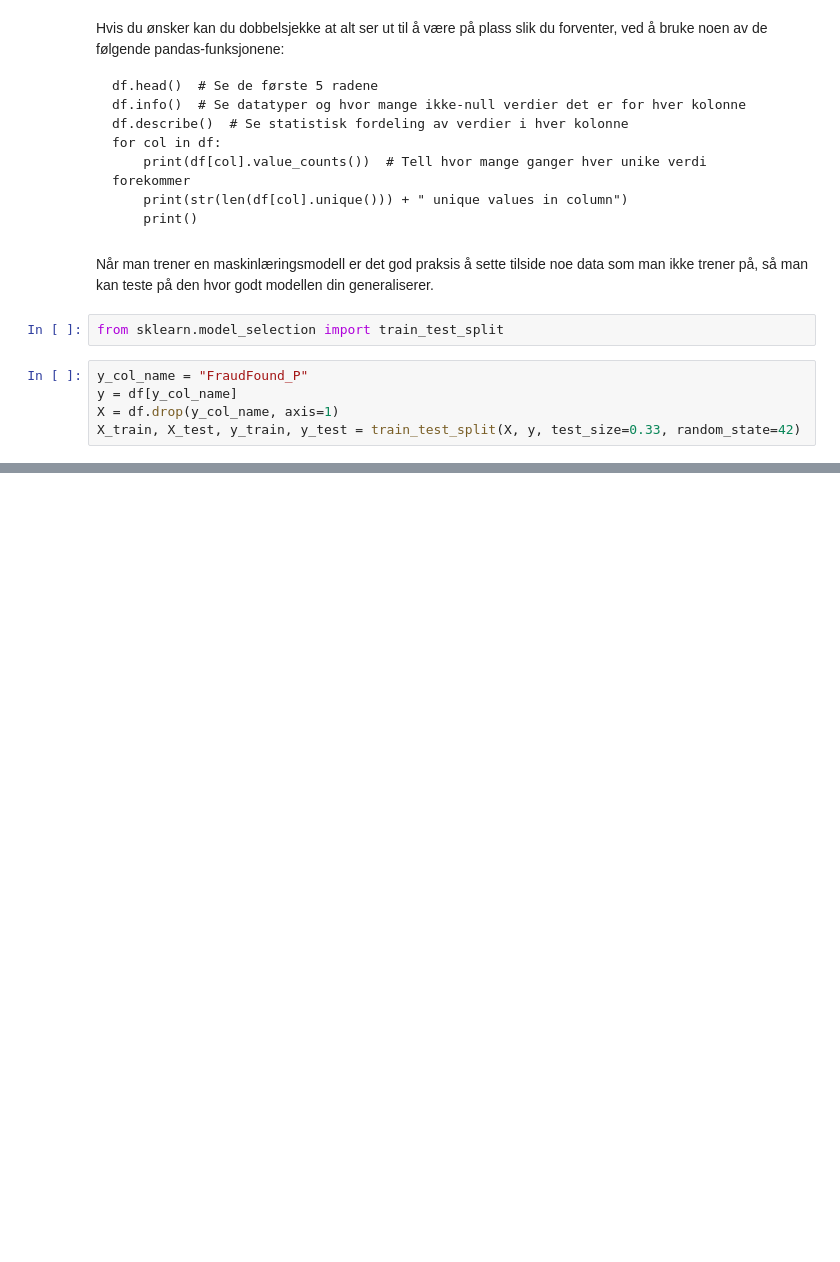
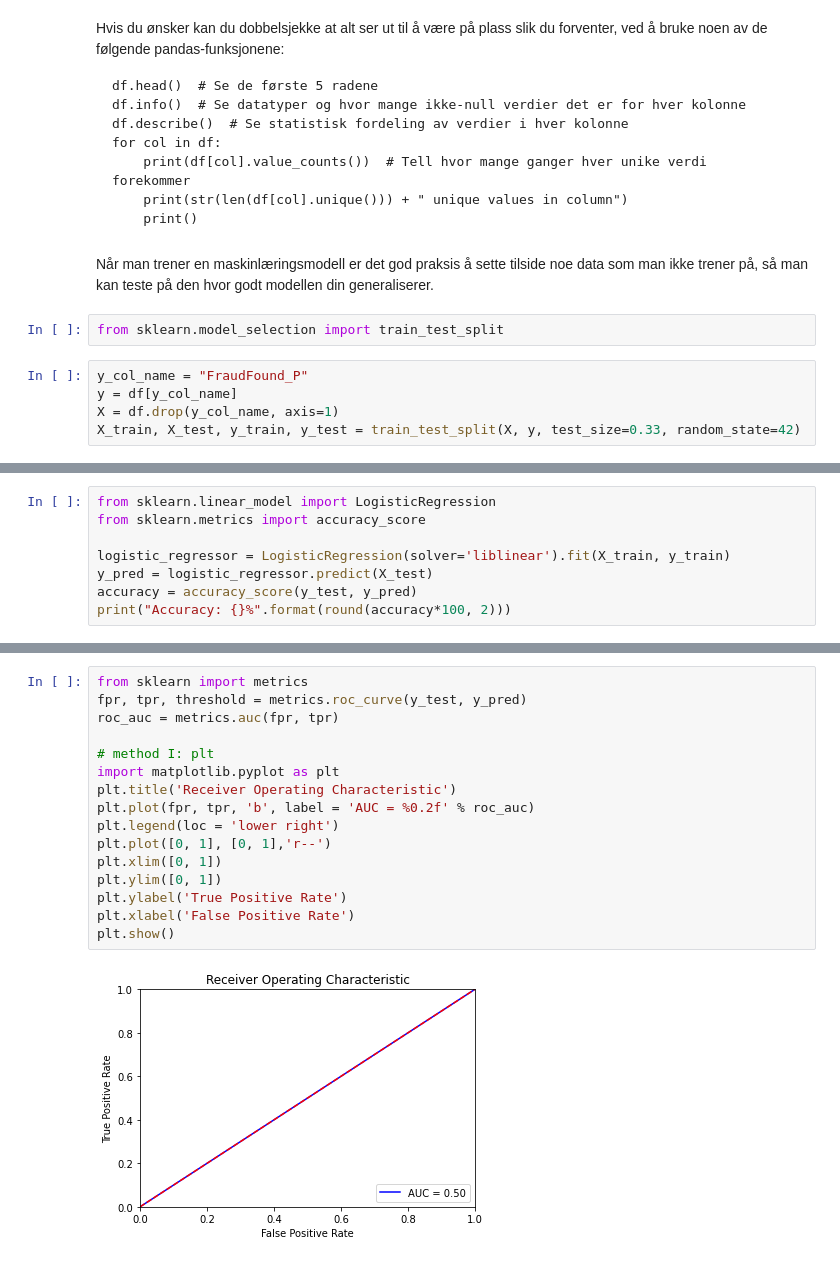
Before and after one commit to odaon/muffins-ai-motor, a Jupyter notebook: maskinlæring.ipynb, the cells around one changed output, grey strips where cells are left out. Cells and saved outputs as stored; diff of their text form; blank space fills up the shorter version.

```diff
--- a/maskinlæring.ipynb
+++ b/maskinlæring.ipynb
@@ -63,0 +42,8 @@ En metode for dette kalles K-fold cross-validation. Navnet lyder slik fordi man
+# %%
+from sklearn.linear_model import LogisticRegression
+from sklearn.metrics import accuracy_score
+
+logistic_regressor = LogisticRegression(solver='liblinear').fit(X_train, y_train)
+y_pred = logistic_regressor.predict(X_test)
+accuracy = accuracy_score(y_test, y_pred)
+print("Accuracy: {}%".format(round(accuracy*100, 2)))
@@ -63,0 +81,18 @@ En metode for dette kalles K-fold cross-validation. Navnet lyder slik fordi man
+# %%
+from sklearn import metrics
+fpr, tpr, threshold = metrics.roc_curve(y_test, y_pred)
+roc_auc = metrics.auc(fpr, tpr)
+
+# method I: plt
+import matplotlib.pyplot as plt
+plt.title('Receiver Operating Characteristic')
+plt.plot(fpr, tpr, 'b', label = 'AUC = %0.2f' % roc_auc)
+plt.legend(loc = 'lower right')
+plt.plot([0, 1], [0, 1],'r--')
+plt.xlim([0, 1])
+plt.ylim([0, 1])
+plt.ylabel('True Positive Rate')
+plt.xlabel('False Positive Rate')
+plt.show()
+# %% [output]
+[figure, added]
```
Also changed, not shown: parts of 18 cells of this notebook, 4 other files.
